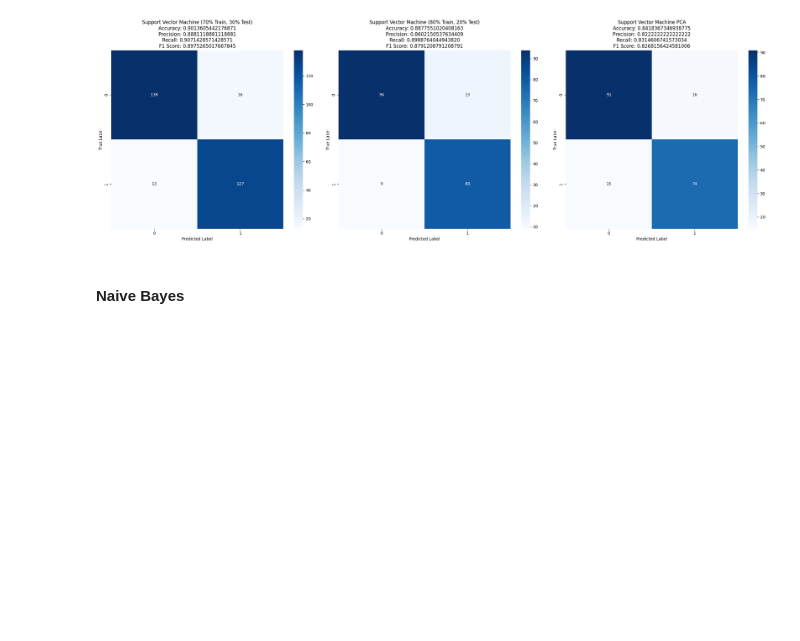
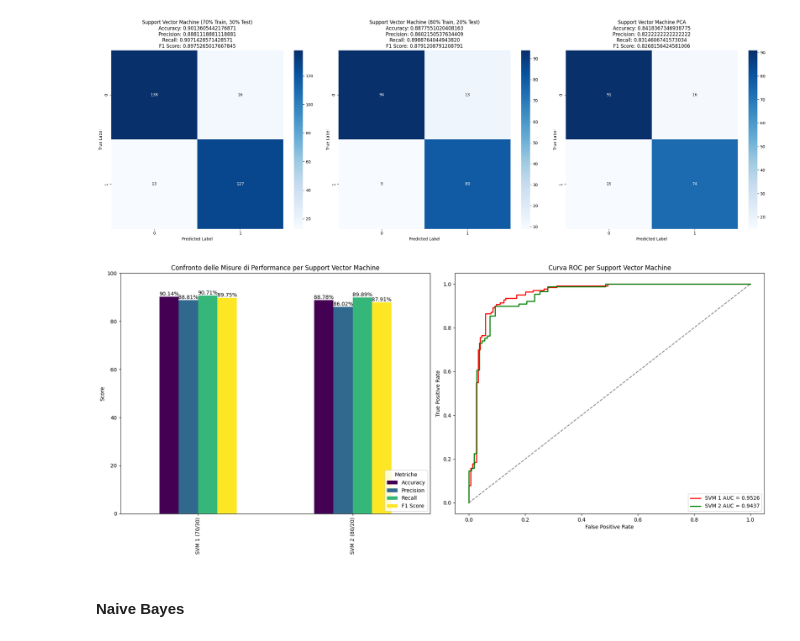
Before and after one commit to oleksandragolub/Progetto-Machine-Learning, a Jupyter notebook: progetto_machine_learning.ipynb, the cells around one changed output. Saved outputs shown, nothing was run; the diff lists cells and outputs as text; code cells hidden in the pictures; blank space fills up the shorter version.

```diff
--- a/progetto_machine_learning.ipynb
+++ b/progetto_machine_learning.ipynb
@@ -1426,17 +1532,17 @@ plt.show()
 #### Support Vector Machine
 # %%
 # Support Vector Machine (70% Training, 30% Test)
-svm_model = SVC(random_state=42)
+svm_model = SVC(probability=True, random_state=42)
 svm_model.fit(x_train, y_train)
 y_pred_svm = svm_model.predict(x_test)
 
 # Support Vector Machine (80% Training, 20% Test)
-svm_model2 = SVC(random_state=42)
+svm_model2 = SVC(probability=True, random_state=42)
 svm_model2.fit(x_train2, y_train2)
 y_pred_svm2 = svm_model2.predict(x_test2)
 
 # Support Vector Machine PCA
-svm_model3 = SVC(random_state=42)
+svm_model3 = SVC(probability=True, random_state=42)
 svm_model3.fit(X_train_3, y_train_3)
 y_pred_svm3 = svm_model3.predict(X_test_3)
 # %%
@@ -1508,6 +1614,59 @@ plt.tight_layout()
 plt.show()
 # %% [output]
 [figure]
+# %%
+# Creazione della figura con due sottotrame (una per le metriche, una per la curva ROC)
+fig, axes = plt.subplots(1, 2, figsize=(18, 8))
+
+### Grafico delle Misure di Performance ###
+# Creazione del DataFrame con le metriche per SVM 1 e 2
+performance_df = pd.DataFrame({
+    'Metric': ['Accuracy', 'Precision', 'Recall', 'F1 Score'],
+    'SVM 1 (70/30)': [accuracy_svm * 100, precision_svm * 100, recall_svm * 100, f1_svm * 100],
+    'SVM 2 (80/20)': [accuracy_svm2 * 100, precision_svm2 * 100, recall_svm2 * 100, f1_svm2 * 100]
+})
+
+# Trasposizione per miglior visualizzazione
+performance_df = performance_df.set_index('Metric').T
+
+# Plot delle metriche di performance
+performance_df.plot(kind='bar', ax=axes[0], colormap='viridis')
+axes[0].set_title("Confronto delle Misure di Performance per Support Vector Machine")
+axes[0].set_ylabel("Score")
+axes[0].set_ylim(0, 100)  # Scala 0-100%
+axes[0].legend(title="Metriche", loc="lower right")
+
+# Annotazioni sopra le barre con i valori percentuali
+for container in axes[0].containers:
+    axes[0].bar_label(container, fmt='%.2f%%', fontsize=10)
+
+
+### Grafico della Curva ROC ###
+# Calcolo della curva ROC per entrambi i modelli
+fpr_svm, tpr_svm, _ = roc_curve(y_test, svm_model.predict_proba(x_test)[:, 1])
+roc_auc_svm = auc(fpr_svm, tpr_svm)
+
+fpr_svm2, tpr_svm2, _ = roc_curve(y_test2, svm_model2.predict_proba(x_test2)[:, 1])
+roc_auc_svm2 = auc(fpr_svm2, tpr_svm2)
+
+# Plot della curva ROC per entrambi i modelli
+axes[1].plot(fpr_svm, tpr_svm, color='red', lw=2, label=f'SVM 1 AUC = {roc_auc_svm:.4f}')
+axes[1].plot(fpr_svm2, tpr_svm2, color='green', lw=2, label=f'SVM 2 AUC = {roc_auc_svm2:.4f}')
+
+# Linea di riferimento per il caso casuale
+axes[1].plot([0, 1], [0, 1], color='grey', linestyle='--')
+
+# Impostazioni del grafico
+axes[1].set_xlabel("False Positive Rate")
+axes[1].set_ylabel("True Positive Rate")
+axes[1].set_title("Curva ROC per Support Vector Machine")
+axes[1].legend(loc="lower right")
+
+# Ottimizzazione del layout
+plt.tight_layout()
+plt.show()
+# %% [output]
+[figure, added]
 # %% [markdown]
 #### Naive Bayes
 # %%
```
Also changed, not shown: parts of 5 cells of this notebook.
